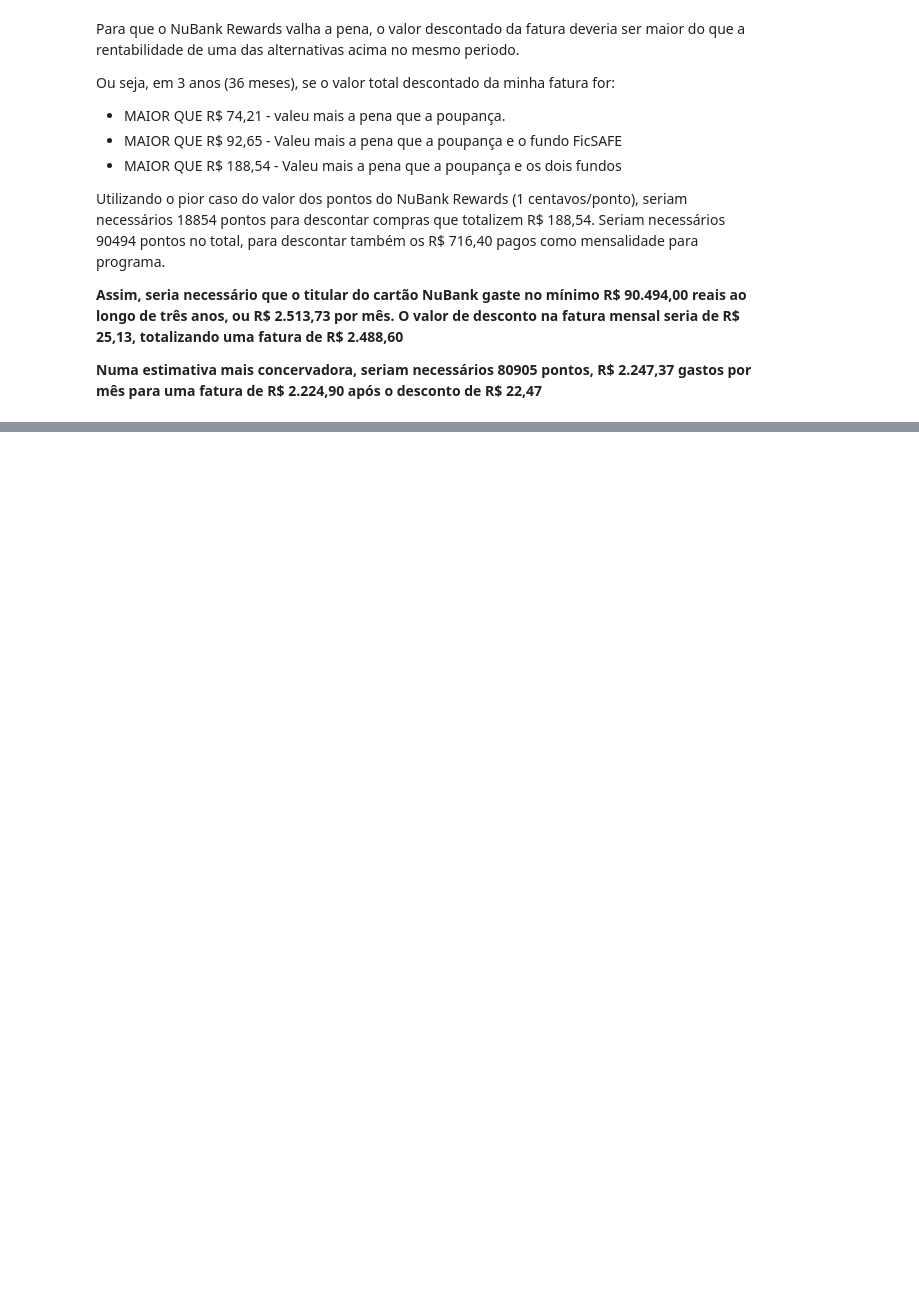
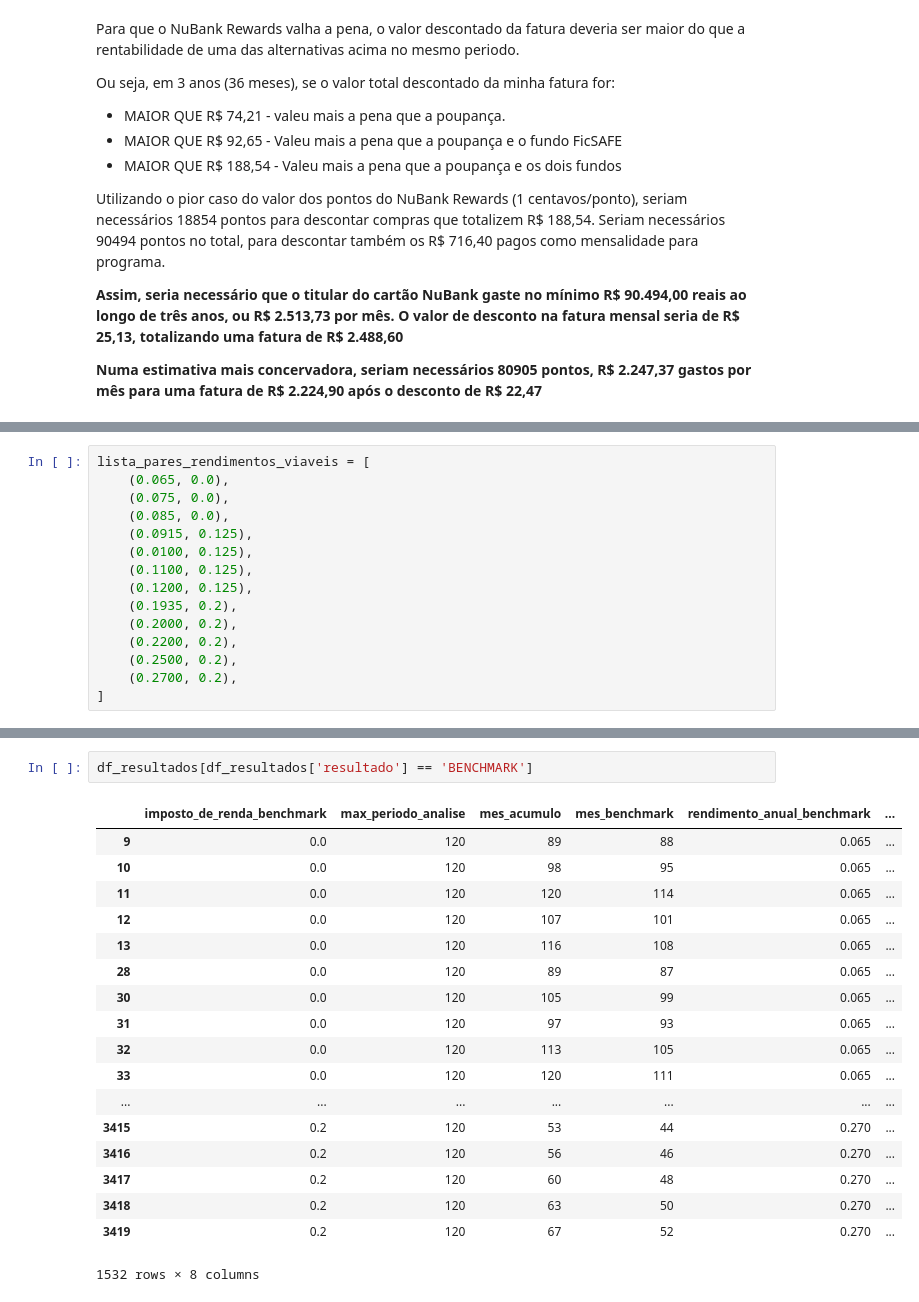
Before and after one commit to jfrfonseca/jfrfonseca.github.io, a Jupyter notebook: notebooks/Poupar ou Gastar os Pontos do NuBank Rewards? -V2.ipynb, the cells around one changed output, grey strips where cells are left out. Saved outputs shown, nothing was run; the diff lists cells and outputs as text; blank space fills up the shorter version.

```diff
--- a/notebooks/Poupar ou Gastar os Pontos do NuBank Rewards? -V2.ipynb
+++ b/notebooks/Poupar ou Gastar os Pontos do NuBank Rewards? -V2.ipynb
@@ -184,0 +217,15 @@ Logo, **acumular os pontos do NuBank Rewards NÃO OFERECE VANTAGENS para o membr
+# %%
+lista_pares_rendimentos_viaveis = [
+    (0.065, 0.0),
+    (0.075, 0.0),
+    (0.085, 0.0),
+    (0.0915, 0.125),
+    (0.0100, 0.125),
+    (0.1100, 0.125),
+    (0.1200, 0.125),
+    (0.1935, 0.2),
+    (0.2000, 0.2),
+    (0.2200, 0.2),
+    (0.2500, 0.2),
+    (0.2700, 0.2),
+]
@@ -184,0 +285,21 @@ Logo, **acumular os pontos do NuBank Rewards NÃO OFERECE VANTAGENS para o membr
+# %%
+df_resultados[df_resultados['resultado'] == 'BENCHMARK']
+# %% [output]
+|  | imposto_de_renda_benchmark | max_periodo_analise | mes_acumulo | mes_benchmark | rendimento_anual_benchmark | ... |
+| 9 | 0.0 | 120 | 89 | 88 | 0.065 | ... |
+| 10 | 0.0 | 120 | 98 | 95 | 0.065 | ... |
+| 11 | 0.0 | 120 | 120 | 114 | 0.065 | ... |
+| 12 | 0.0 | 120 | 107 | 101 | 0.065 | ... |
+| 13 | 0.0 | 120 | 116 | 108 | 0.065 | ... |
+| 28 | 0.0 | 120 | 89 | 87 | 0.065 | ... |
+| 30 | 0.0 | 120 | 105 | 99 | 0.065 | ... |
+| 31 | 0.0 | 120 | 97 | 93 | 0.065 | ... |
+| 32 | 0.0 | 120 | 113 | 105 | 0.065 | ... |
+| 33 | 0.0 | 120 | 120 | 111 | 0.065 | ... |
+| ... | ... | ... | ... | ... | ... | ... |
+| 3415 | 0.2 | 120 | 53 | 44 | 0.270 | ... |
+| 3416 | 0.2 | 120 | 56 | 46 | 0.270 | ... |
+| 3417 | 0.2 | 120 | 60 | 48 | 0.270 | ... |
+| 3418 | 0.2 | 120 | 63 | 50 | 0.270 | ... |
+| 3419 | 0.2 | 120 | 67 | 52 | 0.270 | ... |
+1532 rows × 8 columns
```
Also changed, not shown: parts of 8 cells of this notebook, 5 other files.
